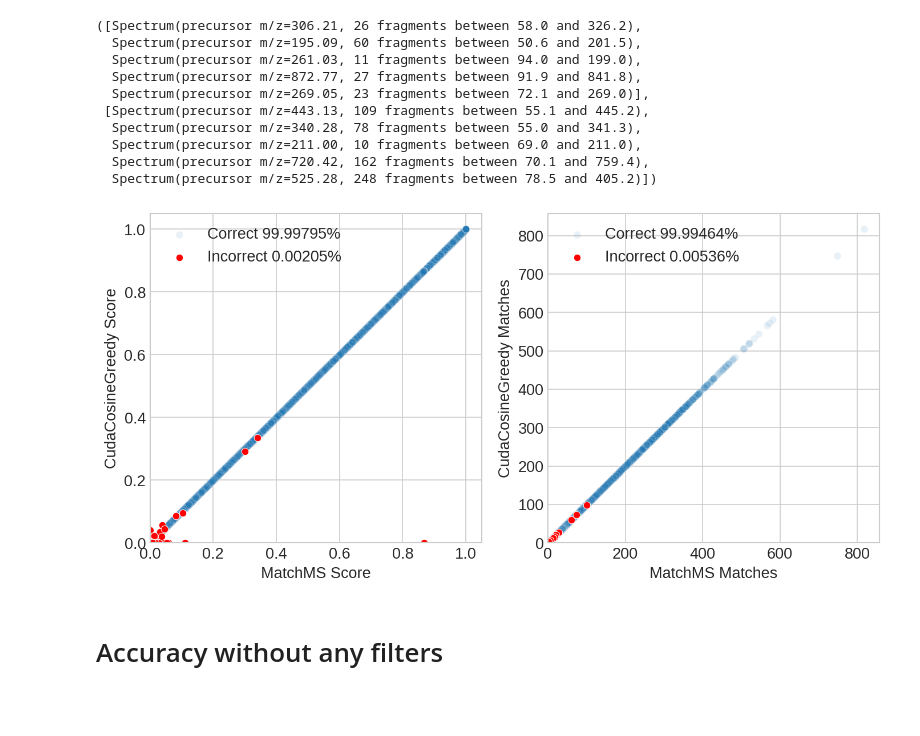
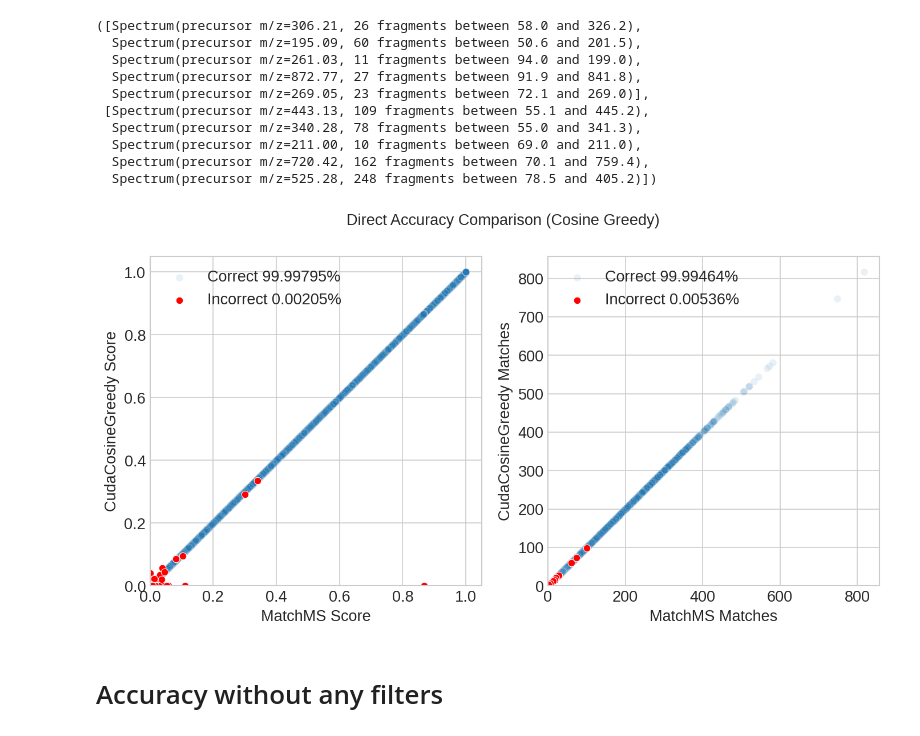
Before and after one commit to PangeAI/SimMS, a Jupyter notebook: notebooks/figures/make_figures.ipynb, the cells around one changed output. Drawn from its saved outputs; the diff is of its cells as text; code cells hidden in the pictures; blank space fills up the shorter version.

```diff
--- a/notebooks/figures/make_figures.ipynb
+++ b/notebooks/figures/make_figures.ipynb
@@ -132,9 +126,15 @@ scores = pickle.loads(Path('scores.pickle').read_bytes())
+# %%
+scores = CosineGreedy().matrix(references, queries)
 # %%
 # Direct comparison of m
 ax: plt.Axes
 
 fig, axs = plt.subplots(1, 2, figsize=(11, 5), dpi=150)
 ax = axs[0]
+# fig, ax = plt.subplots(1, 1, figsize=(5, 5), dpi=150)
+
+# fig, ax = plt.subplots(1, 1, figsize=(5, 5), dpi=150)
+
 
 cudams_scores = scores_cu['score'].ravel()
 matchms_scores = scores['score'].ravel()
@@ -181,34 +181,35 @@ is_wrong_without_warning = is_wong & ~is_overflow
 is_wrong_with_warning = is_wong & is_overflow
 
 sns.scatterplot(x=matchms_matches[is_correct],
                 y=cudams_matches[is_correct],
                 alpha=.1,
                 label=f'Correct {is_correct.mean()*100:.5f}%',
                 ax=ax)
 
 sns.scatterplot(x=matchms_matches[is_wrong_with_warning],
                 y=cudams_matches[is_wrong_with_warning],
                 c='orange',
                 label=f'Overflow {is_wrong_with_warning.mean()*100:.5f}%',
                 ax=ax
             )
 
 sns.scatterplot(x=matchms_matches[is_wrong_without_warning],
                 y=cudams_matches[is_wrong_without_warning],
                 c='red',
                 label=f'Incorrect {(is_wrong_without_warning).mean()*100:.5f}%',
                 ax=ax)
 
 ax.legend(loc='upper left')
 ax.set_xlabel(f"MatchMS Matches")
 ax.set_ylabel(f"CudaCosineGreedy Matches")
 ax.set_ylim([0, None])
 ax.set_xlim([0, None])
 
+plt.suptitle("Direct Accuracy Comparison (Cosine Greedy)")
 plt.savefig('assets/accuracy.png')
 plt.show()
 # %% [output]
-[figure, old version]
+[figure, new version]
 # %% [markdown]
 # Accuracy without any filters
 # %%
```
Also changed, not shown: parts of 2 cells of this notebook, 27 other files.
